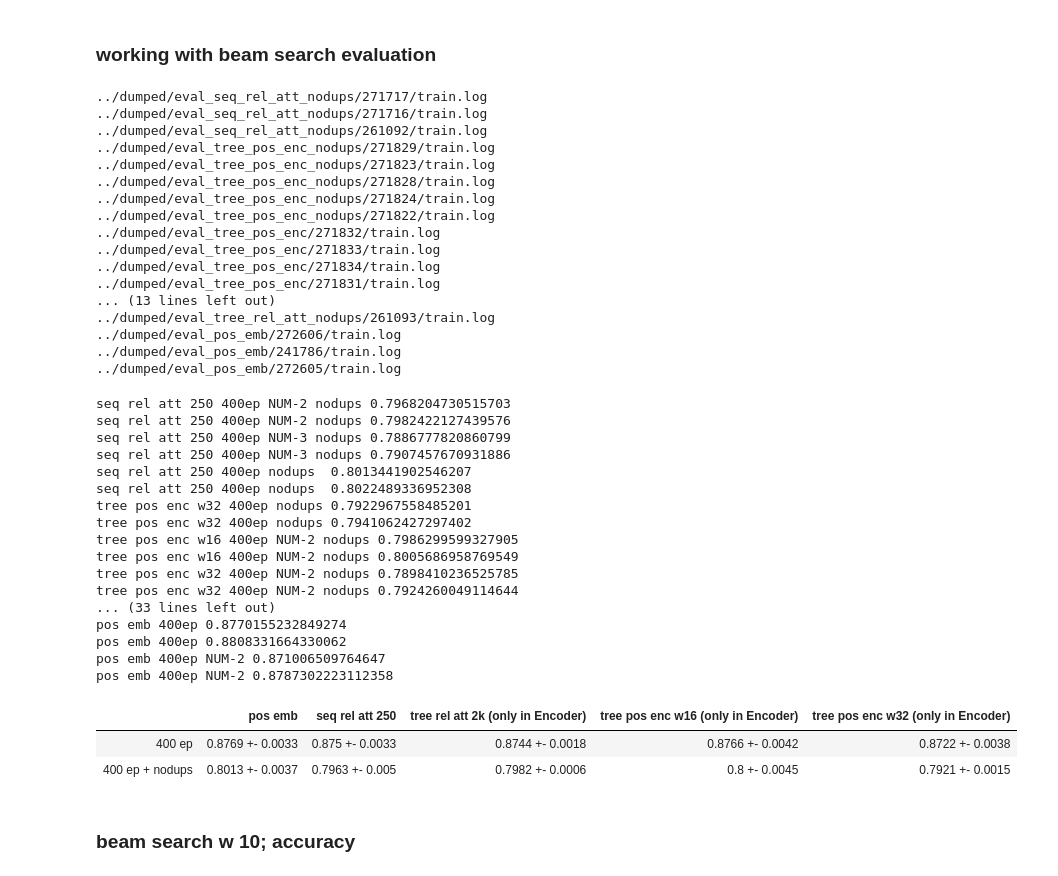
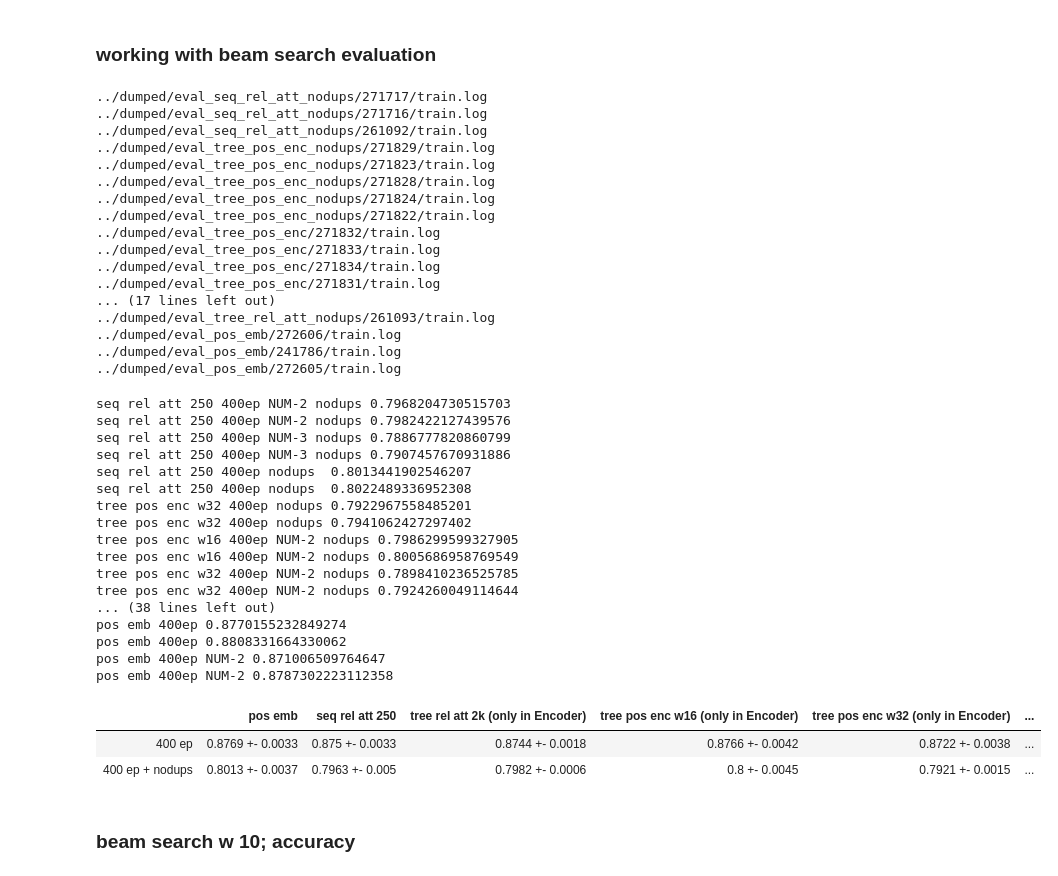
Before and after one commit to Kirili4ik/SymbolicMathematics, a Jupyter notebook: notebooks/my_metrics-base-seqrel.ipynb, the cells around one changed output. Saved outputs shown, nothing was run; the diff lists cells and outputs as text; code cells hidden in the pictures.

```diff
--- a/notebooks/my_metrics-base-seqrel.ipynb
+++ b/notebooks/my_metrics-base-seqrel.ipynb
@@ -117,7 +117,15 @@ names = {'188513':'emb',
 
          '272202':'seq rel att 250 FULL',
          '272616':'seq rel att 250 FULL NUM-2',
-         '272617':'seq rel att 250 FULL NUM-3'
+         '272617':'seq rel att 250 FULL NUM-3',
+
+         '273926':'tree pos enc 2 w64',
+         '273927':'tree pos enc 2 w32',
+         '273928':'tree pos enc 2 w16',
+         '273930':'tree pos enc 2 w8',
+
+         '275433':'seq rel att 16',
+         '275434':'seq rel att 16 FULL'
         }
 # %%
 ### EMB
@@ -174,7 +182,11 @@ chosen_runs = [
                '272202',
                '195851',
                '272616',
-               '272617'
+               '272617',
+    '273926',
+'273927',
+'273928',
+'273930'
               ]
 
 
@@ -382,6 +398,9 @@ names = {'241786':'pos emb 400ep',
          '241787':'seq rel att 250 400ep',
          '271718':'seq rel att 250 400ep NUM-2',
          '271719':'seq rel att 250 400ep NUM-3',
+         '275417':'seq rel att 250 FULL 400ep',
+         '275418':'seq rel att 250 FULL 400ep NUM-2',
+         '275419':'seq rel att 250 FULL 400ep NUM-3',
          '257866':'tree rel att 2k DECPOS 400ep',
 
          '271832':'tree pos enc w16 400ep',
@@ -397,6 +416,9 @@ names = {'241786':'pos emb 400ep',
          '261092':'seq rel att 250 400ep nodups ',       # check 400 ep
          '271717':'seq rel att 250 400ep NUM-2 nodups',
          '271716':'seq rel att 250 400ep NUM-3 nodups',
+         '275421':'seq rel att 250 FULL 400ep nodups',
+         '275422':'seq rel att 250 FULL 400ep NUM-2 nodups',
+         '275423':'seq rel att 250 FULL 400ep NUM-3 nodups',
          '261093':'tree rel att 2k DECPOS 400ep nodups',  # check 400 ep
          '271822':'tree pos enc w16 400ep nodups',
          '271823':'tree pos enc w16 400ep NUM-2 nodups',
@@ -407,6 +429,10 @@ names = {'241786':'pos emb 400ep',
          '274966':'tree pos enc w16 ENC+DEC 400ep NUM-2 nodups',
          '274967':'tree pos enc w16 ENC+DEC 400ep NUM-3 nodups',
 
+         '275864':'tree pos enc 2 w64 400ep nodups',
+         '275865':'tree pos enc 2 w32 400ep nodups',
+         '275866':'tree pos enc 2 w16 400ep nodups',
+         '275867':'tree pos enc 2 w8 400ep nodups'
         }
 # %%
 import os
@@ -435,7 +461,7 @@ for root_next in os.listdir(root):
 ../dumped/eval_tree_pos_enc/271833/train.log
 ../dumped/eval_tree_pos_enc/271834/train.log
 ../dumped/eval_tree_pos_enc/271831/train.log
-... (13 lines left out)
+... (17 lines left out)
 ../dumped/eval_tree_rel_att_nodups/261093/train.log
 ../dumped/eval_pos_emb/272606/train.log
 ../dumped/eval_pos_emb/241786/train.log
@@ -473,7 +499,7 @@ tree pos enc w16 400ep NUM-2 nodups 0.7986299599327905
 tree pos enc w16 400ep NUM-2 nodups 0.8005686958769549
 tree pos enc w32 400ep NUM-2 nodups 0.7898410236525785
 tree pos enc w32 400ep NUM-2 nodups 0.7924260049114644
-... (33 lines left out)
+... (38 lines left out)
 pos emb 400ep 0.8770155232849274
 pos emb 400ep 0.8808331664330062
 pos emb 400ep NUM-2 0.871006509764647
@@ -484,7 +510,8 @@ pos emb 400ep NUM-2 0.8787302223112358
 import pandas as pd
 
 res_df = pd.DataFrame(columns=['pos emb', 'seq rel att 250', 'tree rel att 2k (only in Encoder)',
-                              'tree pos enc w16 (only in Encoder)', 'tree pos enc w32 (only in Encoder)'])
+                              'tree pos enc w16 (only in Encoder)', 'tree pos enc w32 (only in Encoder)',
+                              'seq rel att 250 FULL'])
 
 for col in res_df.columns:
     res_df.loc['400 ep', col] = []
@@ -497,35 +524,40 @@ for run in runs_dict:
 
     if 'pos emb' in names[run]:
         col = 'pos emb'
+    elif 'seq rel att 250 FULL' in names[run]:
+        col = 'seq rel att 250 FULL'
     elif 'seq rel att 250' in names[run]:
         col = 'seq rel att 250'
     elif 'tree rel att' in names[run]:
         col = 'tree rel att 2k (only in Encoder)'
     elif 'tree pos enc w32' in names[run]:
         col = 'tree pos enc w32 (only in Encoder)'
     elif 'tree pos enc w16' in names[run]:
         col = 'tree pos enc w16 (only in Encoder)'
+    else:
+        print(names[run])
+        continue
 
     if '400ep' in names[run] and 'nodups' in names[run]:
         row = '400 ep + nodups'
     elif '400ep' in names[run]:
         row = '400 ep'
     else:
         continue
 
     for i in range(len(acc)):
         acc[i] = round(acc[i], 4)
     res_df.loc[row, col] += acc
 
 
 for el in res_df.iterrows():
     for i, value in enumerate(el[1]):
         res_df.loc[el[0], res_df.columns[i]] = str(round(np.mean(value), 4)) + ' +- ' + str(round(np.std(value), 4))
 
 res_df
 # %% [output]
-|  | pos emb | seq rel att 250 | tree rel att 2k (only in Encoder) | tree pos enc w16 (only in Encoder) | tree pos enc w32 (only in Encoder) |
-| 400 ep | 0.8769 +- 0.0033 | 0.875 +- 0.0033 | 0.8744 +- 0.0018 | 0.8766 +- 0.0042 | 0.8722 +- 0.0038 |
-| 400 ep + nodups | 0.8013 +- 0.0037 | 0.7963 +- 0.005 | 0.7982 +- 0.0006 | 0.8 +- 0.0045 | 0.7921 +- 0.0015 |
+|  | pos emb | seq rel att 250 | tree rel att 2k (only in Encoder) | tree pos enc w16 (only in Encoder) | tree pos enc w32 (only in Encoder) | ... |
+| 400 ep | 0.8769 +- 0.0033 | 0.875 +- 0.0033 | 0.8744 +- 0.0018 | 0.8766 +- 0.0042 | 0.8722 +- 0.0038 | ... |
+| 400 ep + nodups | 0.8013 +- 0.0037 | 0.7963 +- 0.005 | 0.7982 +- 0.0006 | 0.8 +- 0.0045 | 0.7921 +- 0.0015 | ... |
 # %% [markdown]
 ### beam search w 10; accuracy
```
Also changed, not shown: parts of 5 cells of this notebook, 1 other file.
